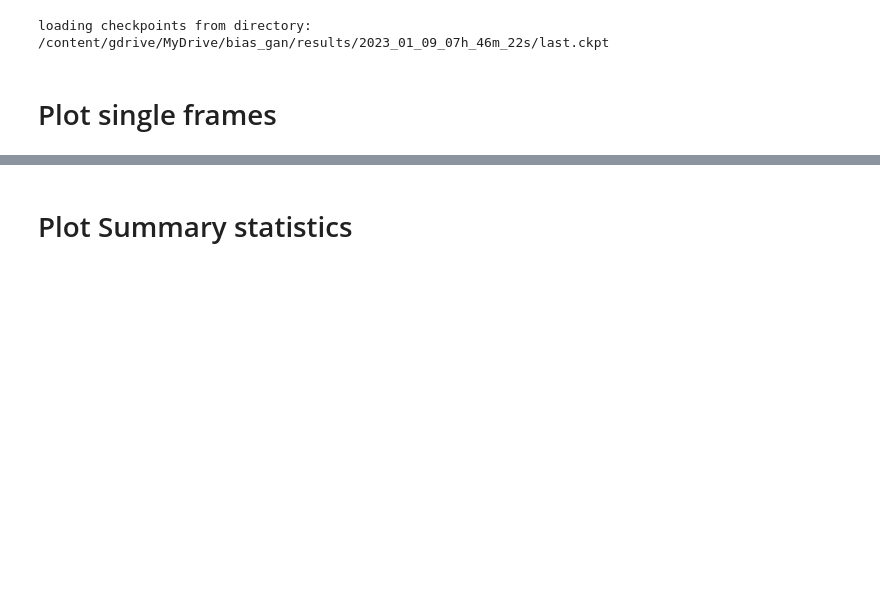
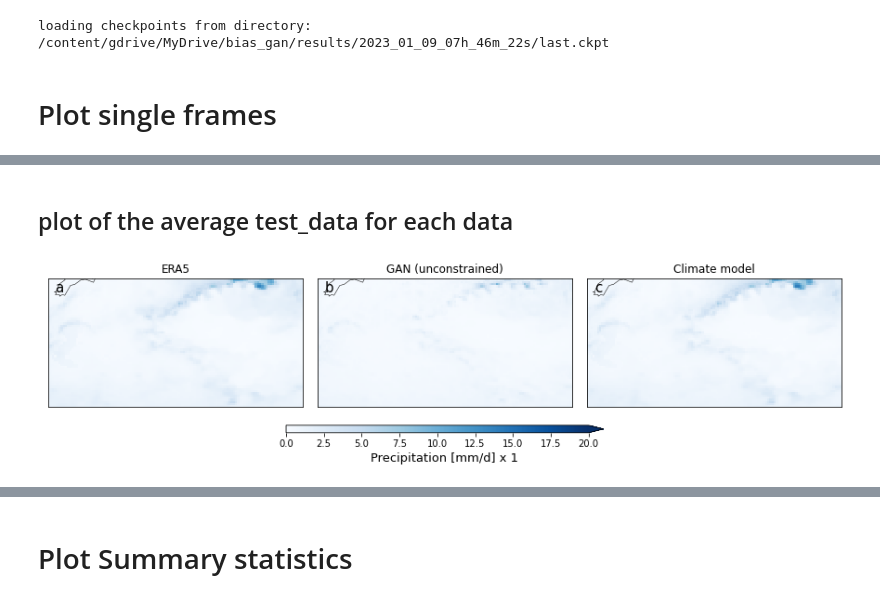
Before and after one commit to aim56009/Bias_GAN, a Jupyter notebook: code/run_notebook.ipynb, the cells around one changed output, grey strips where cells are left out. Drawn from its saved outputs; the diff is of its cells as text; code cells hidden in the pictures; blank space fills up the shorter version.

```diff
--- a/code/run_notebook.ipynb
+++ b/code/run_notebook.ipynb
@@ -876,0 +927,6 @@ PlotAnalysis(test_data).single_frames(projection="cyl",time_index=time_index)
+# %% [markdown]
+## plot of the average test_data for each data
+# %%
+PlotAnalysis(test_data).avg_frames(projection="cyl",scale_precip_by = 1)
+# %% [output]
+[figure, added]
```
Also changed, not shown: parts of 20 cells of this notebook.
